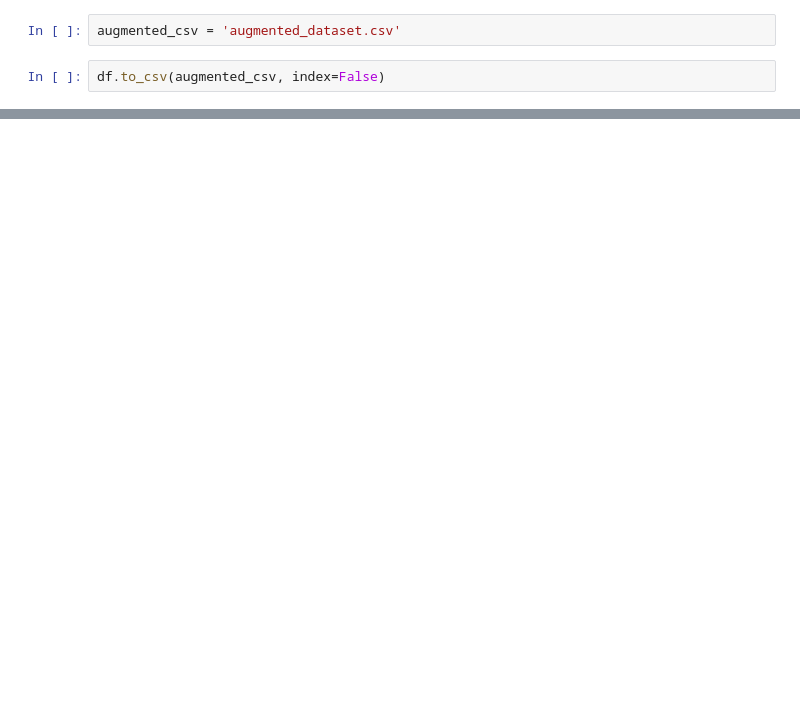
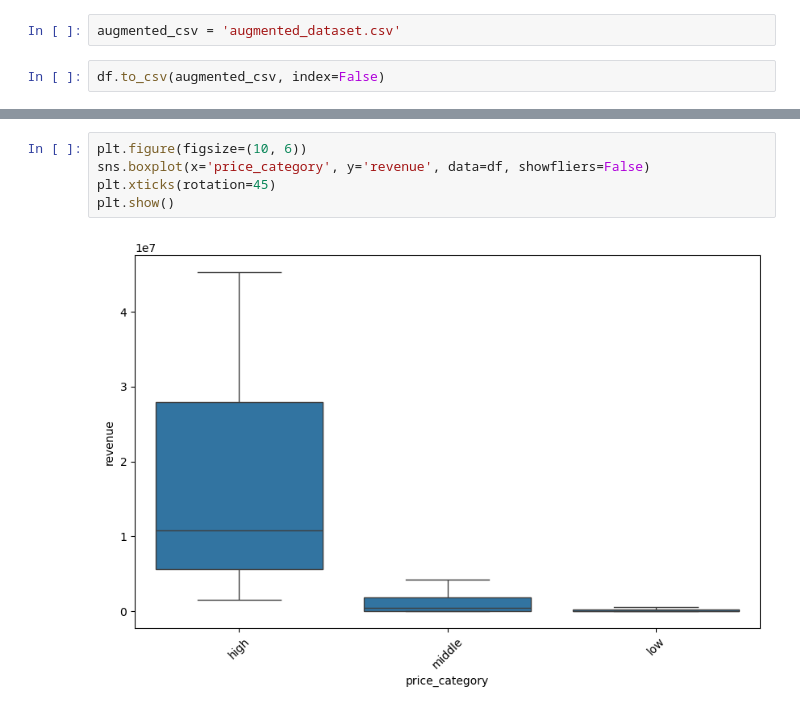
Before and after one commit to Tamplier/kaggle_datasets, a Jupyter notebook: top_steam_games/steam_games_analysis.ipynb, the cells around one changed output, grey strips where cells are left out. Saved outputs shown, nothing was run; the diff lists cells and outputs as text; blank space fills up the shorter version.

```diff
--- a/top_steam_games/steam_games_analysis.ipynb
+++ b/top_steam_games/steam_games_analysis.ipynb
@@ -471,0 +606,7 @@ At this stage, the dataset is now ready for further exploration and analysis.
+# %%
+plt.figure(figsize=(10, 6))
+sns.boxplot(x='price_category', y='revenue', data=df, showfliers=False)
+plt.xticks(rotation=45)
+plt.show()
+# %% [output]
+[figure, added]
```
Also changed, not shown: parts of 59 cells of this notebook, 1 other file.
